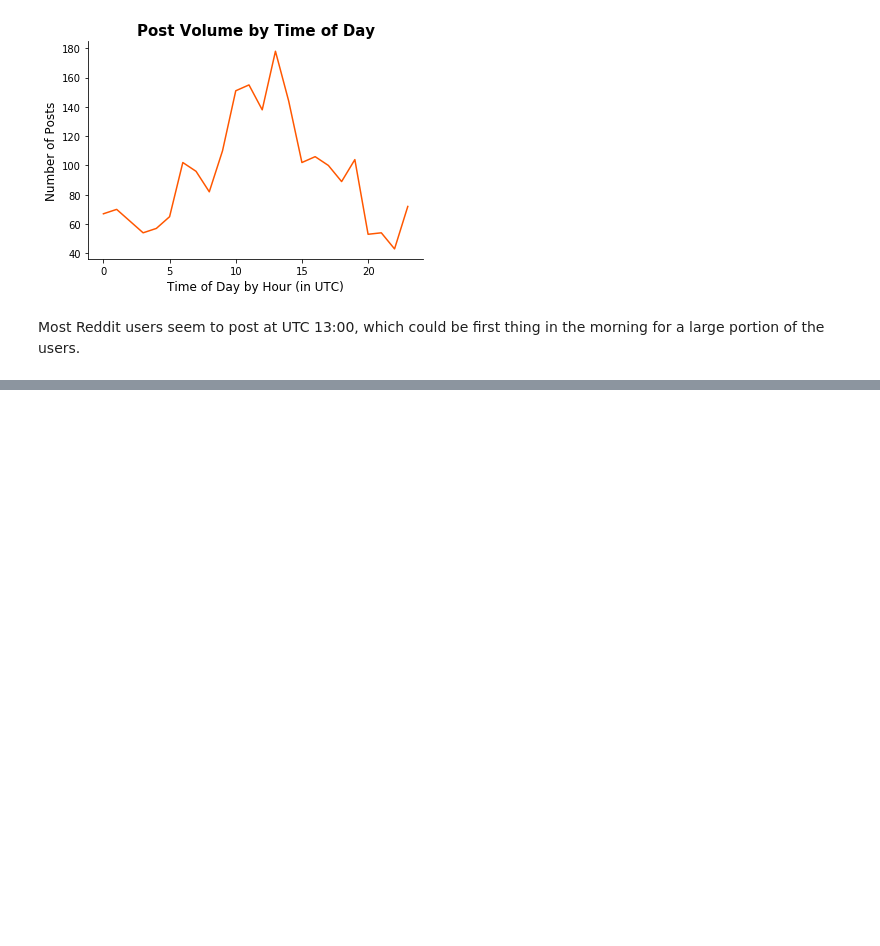
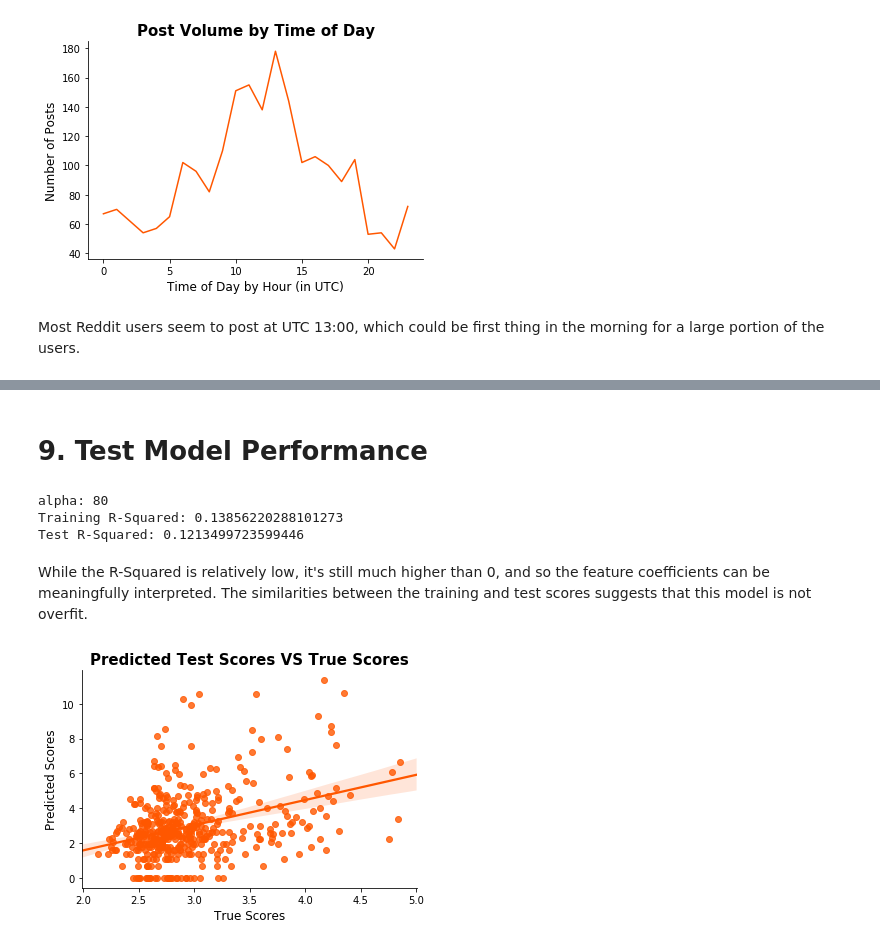
Before and after one commit to huangemma26/Bias_In_Reddit_News, a Jupyter notebook: Clean_and_Regress.ipynb, the cells around one changed output, grey strips where cells are left out. Drawn from its saved outputs; the diff is of its cells as text; code cells hidden in the pictures; blank space fills up the shorter version.

```diff
--- a/Clean_and_Regress.ipynb
+++ b/Clean_and_Regress.ipynb
@@ -867,0 +325,3 @@ sns.despine();
+# %%
+# Create a dataframe with the counts
+count_words_df = pd.DataFrame(data=counts.toarray(),columns=count_vect.get_feature_names())
@@ -867,0 +365,34 @@ sns.despine();
+# %%
+# After cross validation, the following combination of features results in the best model
+regress = df[['upvotes_logged','title_length','post_age']]
+regress = pd.concat([regress.reset_index(drop=True), select_count.reset_index(drop=True)], axis= 1)
+# %%
+# Initialize the Ridge linear regression model with a variety of alphas
+rcv = RidgeCV(alphas=(1,10,25,50,70,75,80,90,100), cv=5)
+# %%
+X = regress.loc[:, regress.columns != 'upvotes_logged'] # Create target dataframe
+y = regress['upvotes_logged'] # Create feature dataframe
+X_train, X_test, y_train, y_test = train_test_split(X, y, test_size=0.2,random_state=42) # Split data into train and test
+fit = rcv.fit(X_train, y_train) # Fit the model on the data
+# %% [markdown]
+# 9. Test Model Performance
+# %%
+print('alpha:', rcv.alpha_)
+print('Training R-Squared:', rcv.score(X_train, y_train))
+print('Test R-Squared:',rcv.score(X_test, y_test))
+# %% [output]
+alpha: 80
+Training R-Squared: 0.13856220288101273
+Test R-Squared: 0.1213499723599446
+# %% [markdown]
+While the R-Squared is relatively low, it's still much higher than 0, and so the feature coefficients can be meaningfully interpreted. The similarities between the training and test scores suggests that this model is not overfit.
+# %%
+# Plot the predicted test scores against the true scores
+pred = rcv.predict(X_test)
+sns.regplot(pred,y_test, color = '#FF5700')
+plt.title('Predicted Test Scores VS True Scores', fontsize = 15, weight = 'bold')
+plt.ylabel('Predicted Scores', fontsize = 12)
+plt.xlabel('True Scores', fontsize = 12)
+sns.despine();
+# %% [output]
+[figure, added]
```
Also changed, not shown: parts of 179 cells of this notebook.
